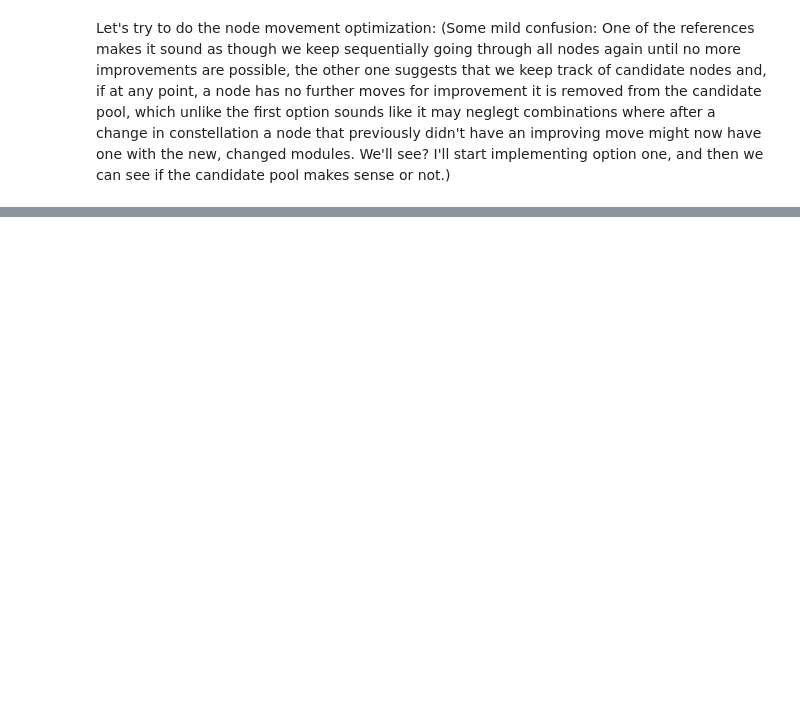
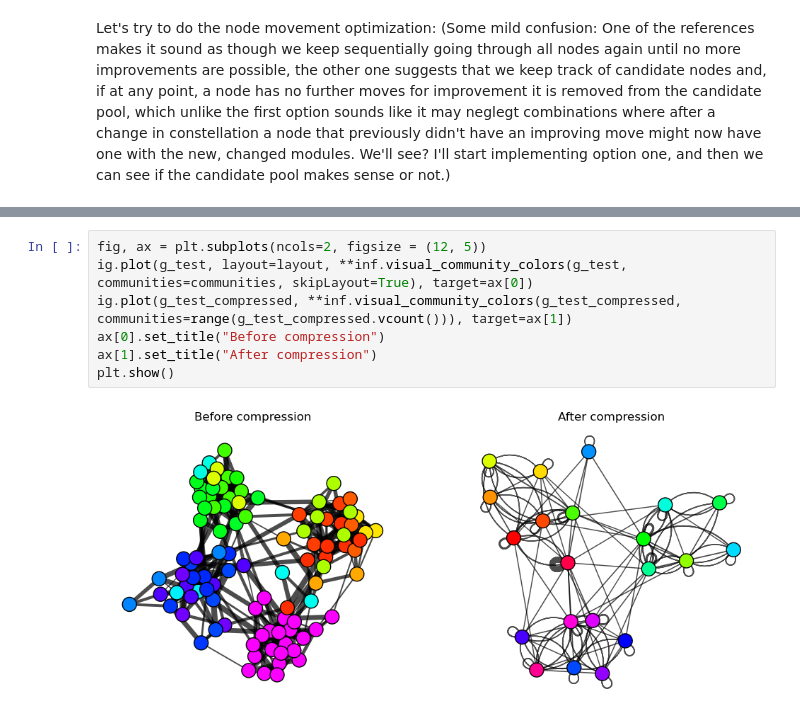
Before and after one commit to lm-schulze/ITI_project, a Jupyter notebook: SearchAlgorithm.ipynb, the cells around one changed output, grey strips where cells are left out. Saved outputs shown, nothing was run; the diff lists cells and outputs as text; blank space fills up the shorter version.

```diff
--- a/SearchAlgorithm.ipynb
+++ b/SearchAlgorithm.ipynb
@@ -148,0 +175,9 @@ plt.show()
+# %%
+fig, ax = plt.subplots(ncols=2, figsize = (12, 5))
+ig.plot(g_test, layout=layout, **inf.visual_community_colors(g_test, communities=communities, skipLayout=True), target=ax[0])
+ig.plot(g_test_compressed, **inf.visual_community_colors(g_test_compressed, communities=range(g_test_compressed.vcount())), target=ax[1])
+ax[0].set_title("Before compression")
+ax[1].set_title("After compression")
+plt.show()
+# %% [output]
+[figure, added]
```
Also changed, not shown: parts of 17 cells of this notebook, 1 other file.
